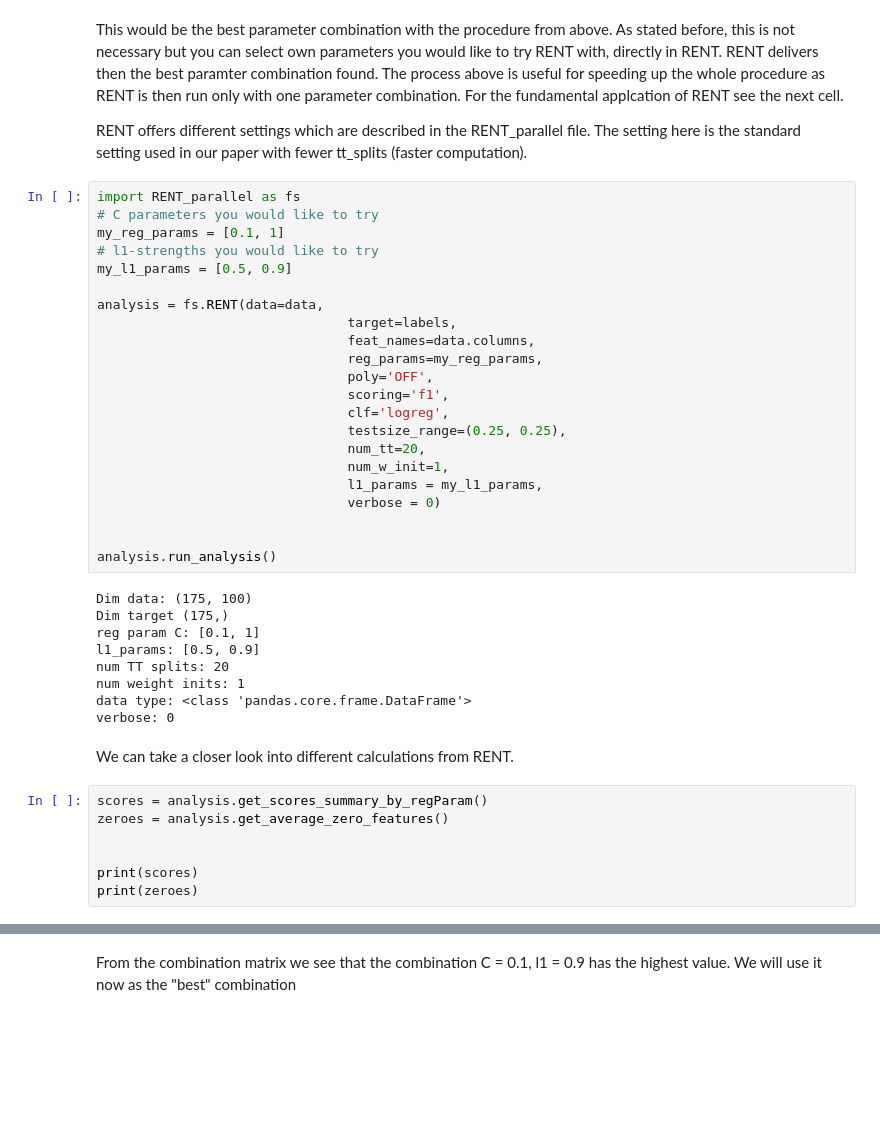
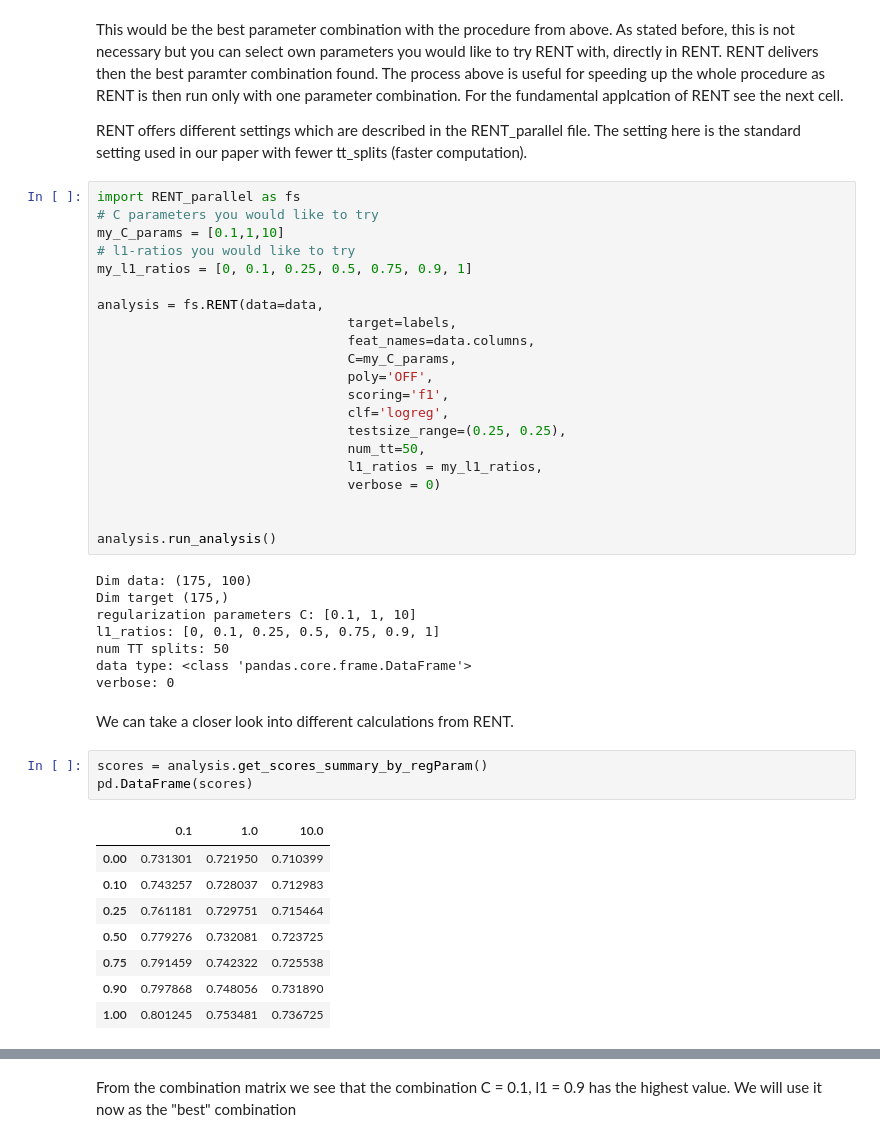
Before and after one commit to NMBU-Data-Science/RENT, a Jupyter notebook: src/RENT/Example.ipynb, the cells around one changed output, grey strips where cells are left out. Drawn from its saved outputs; the diff is of its cells as text; blank space fills up the shorter version.

```diff
--- a/src/RENT/Example.ipynb
+++ b/src/RENT/Example.ipynb
@@ -41,21 +44,20 @@ RENT offers different settings which are described in the RENT_parallel file. Th
 # %%
 import RENT_parallel as fs
 # C parameters you would like to try
-my_reg_params = [0.1, 1]
-# l1-strengths you would like to try
-my_l1_params = [0.5, 0.9]
+my_C_params = [0.1,1,10]
+# l1-ratios you would like to try
+my_l1_ratios = [0, 0.1, 0.25, 0.5, 0.75, 0.9, 1]
 
 analysis = fs.RENT(data=data,
                                 target=labels,
                                 feat_names=data.columns,
-                                reg_params=my_reg_params,
+                                C=my_C_params,
                                 poly='OFF',
                                 scoring='f1',
                                 clf='logreg',
                                 testsize_range=(0.25, 0.25),
-                                num_tt=20,
-                                num_w_init=1,
-                                l1_params = my_l1_params,
+                                num_tt=50,
+                                l1_ratios = my_l1_ratios,
                                 verbose = 0)
 
 
@@ -63,18 +65,22 @@ analysis.run_analysis()
 # %% [output]
 Dim data: (175, 100)
 Dim target (175,)
-reg param C: [0.1, 1]
-l1_params: [0.5, 0.9]
-num TT splits: 20
-num weight inits: 1
+regularization parameters C: [0.1, 1, 10]
+l1_ratios: [0, 0.1, 0.25, 0.5, 0.75, 0.9, 1]
+num TT splits: 50
 data type: <class 'pandas.core.frame.DataFrame'>
 verbose: 0
 # %% [markdown]
 We can take a closer look into different calculations from RENT.
 # %%
 scores = analysis.get_scores_summary_by_regParam()
-zeroes = analysis.get_average_zero_features()
-
-
-print(scores)
-print(zeroes)
+pd.DataFrame(scores)
+# %% [output]
+|  | 0.1 | 1.0 | 10.0 |
+| 0.00 | 0.731301 | 0.721950 | 0.710399 |
+| 0.10 | 0.743257 | 0.728037 | 0.712983 |
+| 0.25 | 0.761181 | 0.729751 | 0.715464 |
+| 0.50 | 0.779276 | 0.732081 | 0.723725 |
+| 0.75 | 0.791459 | 0.742322 | 0.725538 |
+| 0.90 | 0.797868 | 0.748056 | 0.731890 |
+| 1.00 | 0.801245 | 0.753481 | 0.736725 |
```
Also changed, not shown: parts of 13 cells of this notebook.
